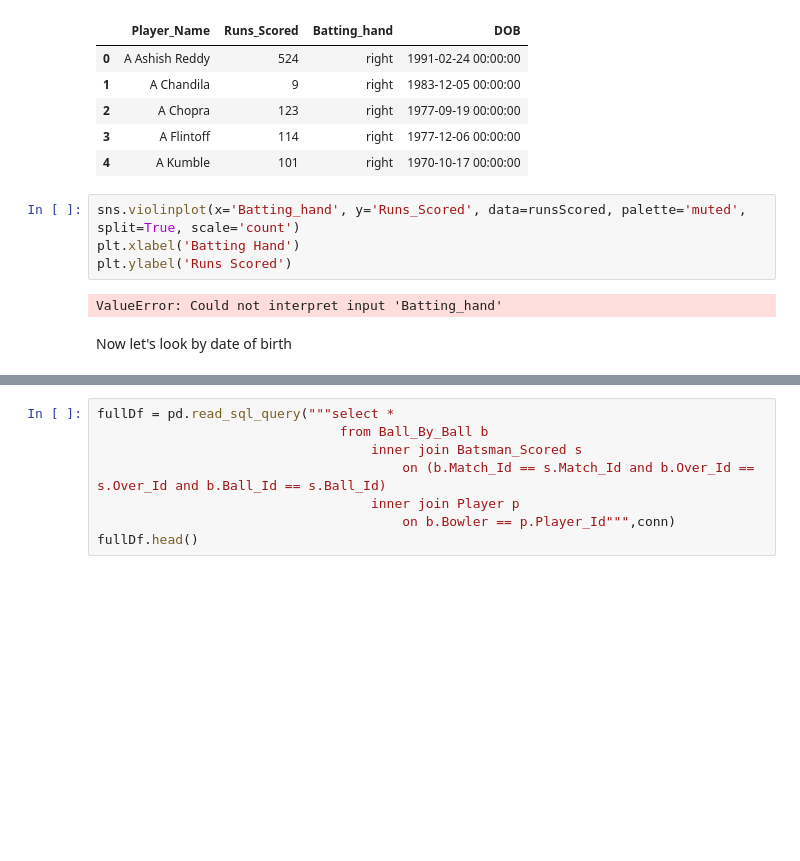
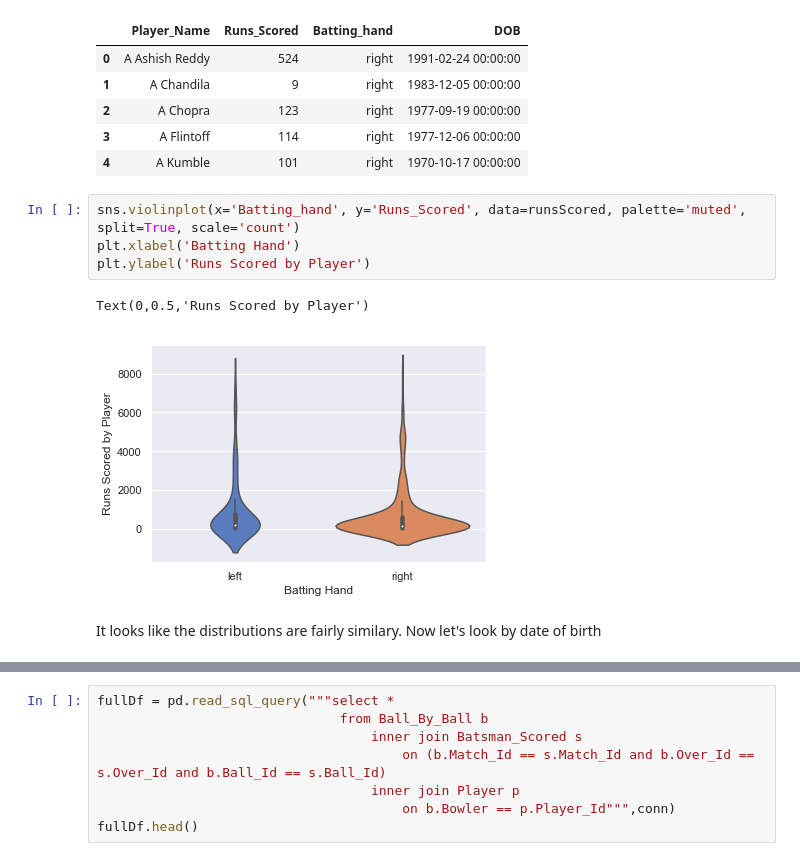
Before and after one commit to nickgrasley/appliedMachineLearning, a Jupyter notebook: ml_hw1.ipynb, the cells around one changed output, grey strips where cells are left out. Drawn from its saved outputs; the diff is of its cells as text; blank space fills up the shorter version.

```diff
--- a/ml_hw1.ipynb
+++ b/ml_hw1.ipynb
@@ -322,11 +327,12 @@ runsScored.head()
 # %%
 sns.violinplot(x='Batting_hand', y='Runs_Scored', data=runsScored, palette='muted', split=True, scale='count')
 plt.xlabel('Batting Hand')
-plt.ylabel('Runs Scored')
+plt.ylabel('Runs Scored by Player')
 # %% [output]
-ValueError: Could not interpret input 'Batting_hand'
+Text(0,0.5,'Runs Scored by Player')
+[figure, added]
 # %% [markdown]
-Now let's look by date of birth
+It looks like the distributions are fairly similary. Now let's look by date of birth
 # %%
 runsScored['bYear'] = pd.to_datetime(runsScored.DOB).dt.year
 print(runsScored.bYear.describe())
```
Also changed, not shown: parts of 23 cells of this notebook.
